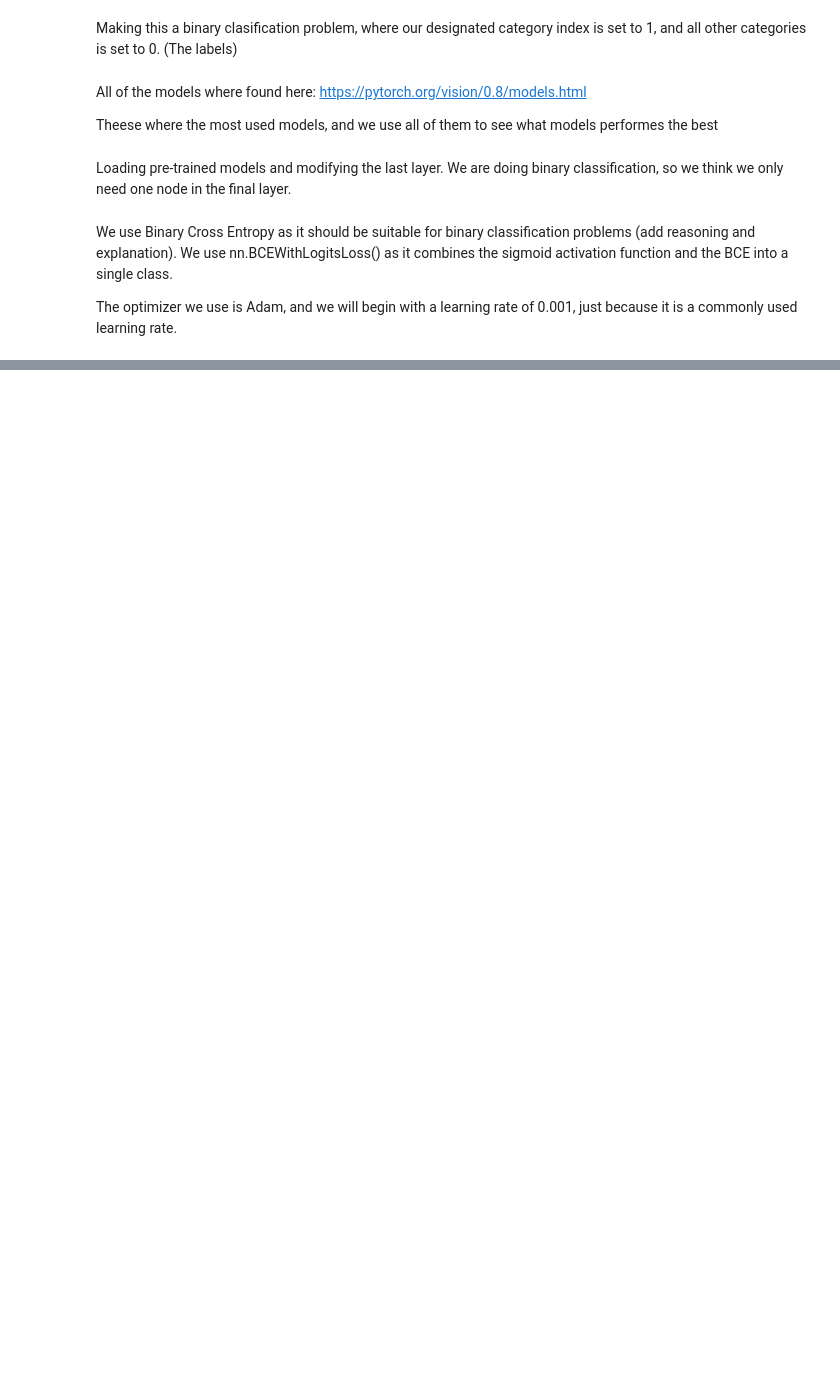
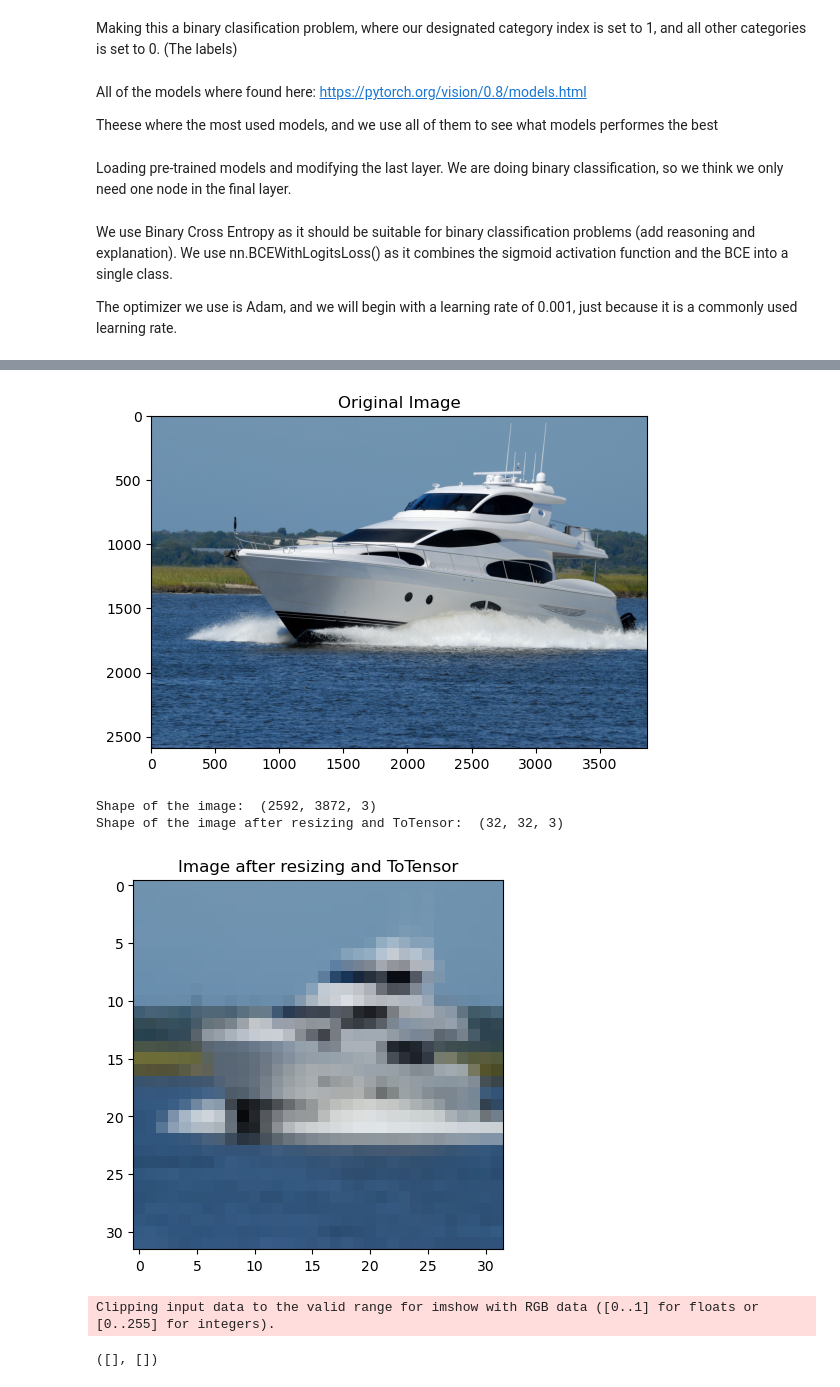
Before and after one commit to X104n/machine-learning-group-exam, a Jupyter notebook: Kjør.ipynb, the cells around one changed output, grey strips where cells are left out. Cells and saved outputs as stored; diff of their text form; code cells hidden in the pictures; blank space fills up the shorter version.

```diff
--- a/Kjør.ipynb
+++ b/Kjør.ipynb
@@ -48,7 +46,17 @@ Stacking the set of images into a single tensor. We then create a normalizer for
 # %%
 imgs = torch.stack([img for img, _ in transformed_cifar10_train_val])
 
-normalizer = transforms.Compose([transforms.ToTensor(), transforms.Normalize(mean = imgs.mean(dim=(0, 2, 3)), std = imgs.std(dim=(0, 2, 3)))])
+mean = imgs.mean(dim=(0, 2, 3))
+std = imgs.std(dim=(0, 2, 3))
+
+normalizer = transforms.Compose(
+    [transforms.ToTensor(),
+        transforms.Normalize(
+            mean,
+            std
+            )
+        ]
+    )
 # %% [markdown]
 Loading the dataset as tensors for training+validation and testing. This time we apply the composition of transforms.
 # %%
@@ -345,0 +396,61 @@ printAccInfo(myModel)
+# %%
+from PIL import Image
+import matplotlib.pyplot as plt
+import numpy as np
+
+# load the image
+img_path = 'imgs/boat1.jpg'
+img = Image.open(img_path)
+
+# convert PIL image to numpy array
+img_np = np.array(img)
+
+plt.imshow(img_np)
+plt.title("Original Image")
+plt.show()
+
+print("Shape of the image: ", img_np.shape)
+
+# Apply the resizing and ToTensor transformations, but not the normalization
+transform = transforms.Compose([
+    transforms.Resize((32, 32)),
+	transforms.ToTensor()
+])
+
+img_tr = transform(img)
+
+img_np = np.array(img_tr).transpose(1, 2, 0)
+
+print("Shape of the image after resizing and ToTensor: ", img_np.shape)
+
+plt.imshow(img_np)
+plt.title("Image after resizing and ToTensor")
+plt.show()
+
+
+transform_norm = transforms.Compose([
+	transforms.Resize((32, 32)),
+	transforms.ToTensor(),
+	transforms.Normalize(mean, std)
+])
+
+# get normalized image
+img_normalized = transform_norm(img)
+
+# convert this image to numpy array
+img_normalized = np.array(img_normalized)
+
+# transpose from shape of (3,,) to shape of (,,3)
+img_normalized = img_normalized.transpose(1, 2, 0)
+
+# display the normalized image
+plt.imshow(img_normalized)
+plt.xticks([])
+plt.yticks([])
+# %% [output]
+[figure, added]
+Shape of the image:  (2592, 3872, 3)
+Shape of the image after resizing and ToTensor:  (32, 32, 3)
+[figure, added]
+Clipping input data to the valid range for imshow with RGB data ([0..1] for floats or [0..255] for integers).
+([], [])
```
Also changed, not shown: parts of 12 cells of this notebook, 1 other file.
